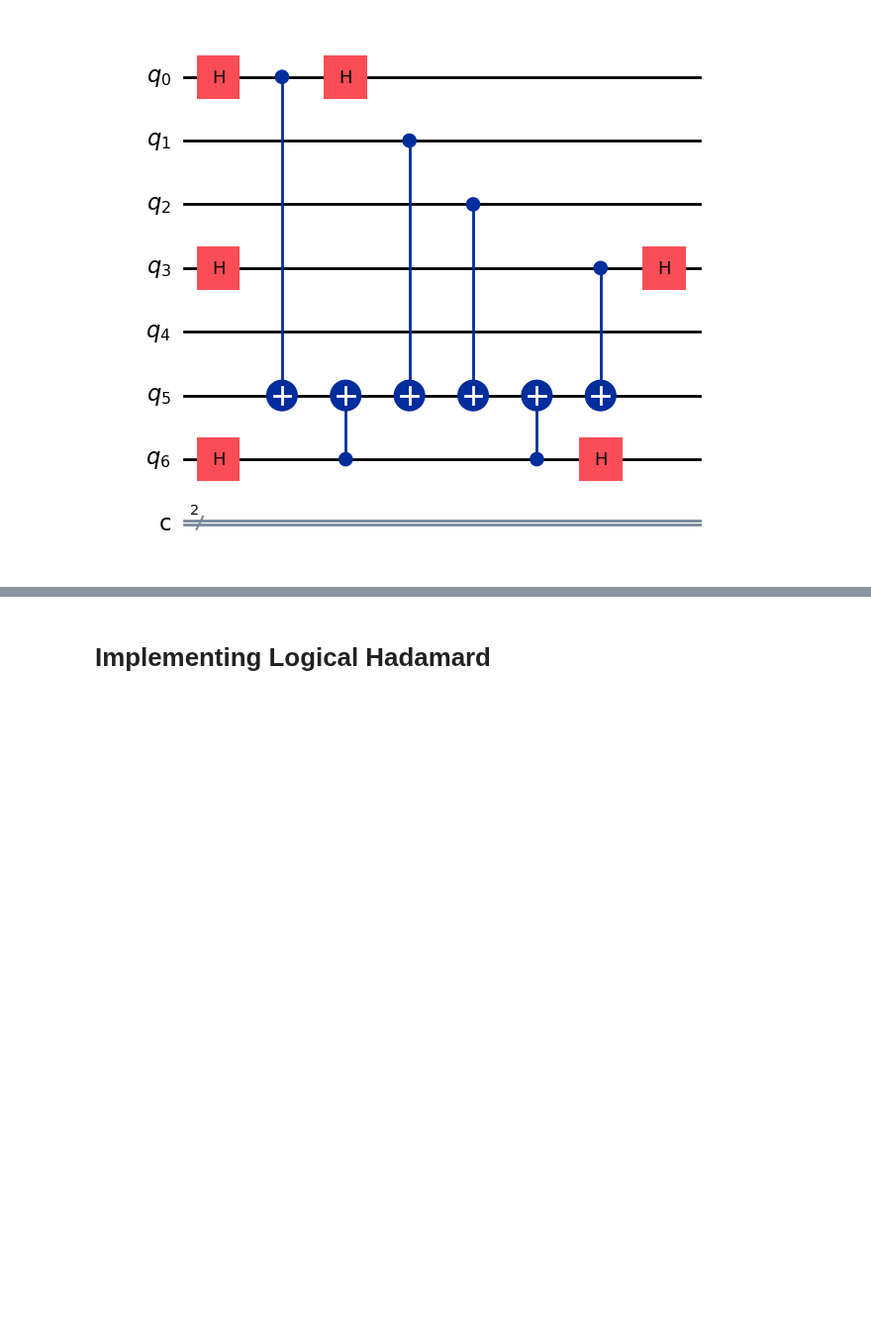
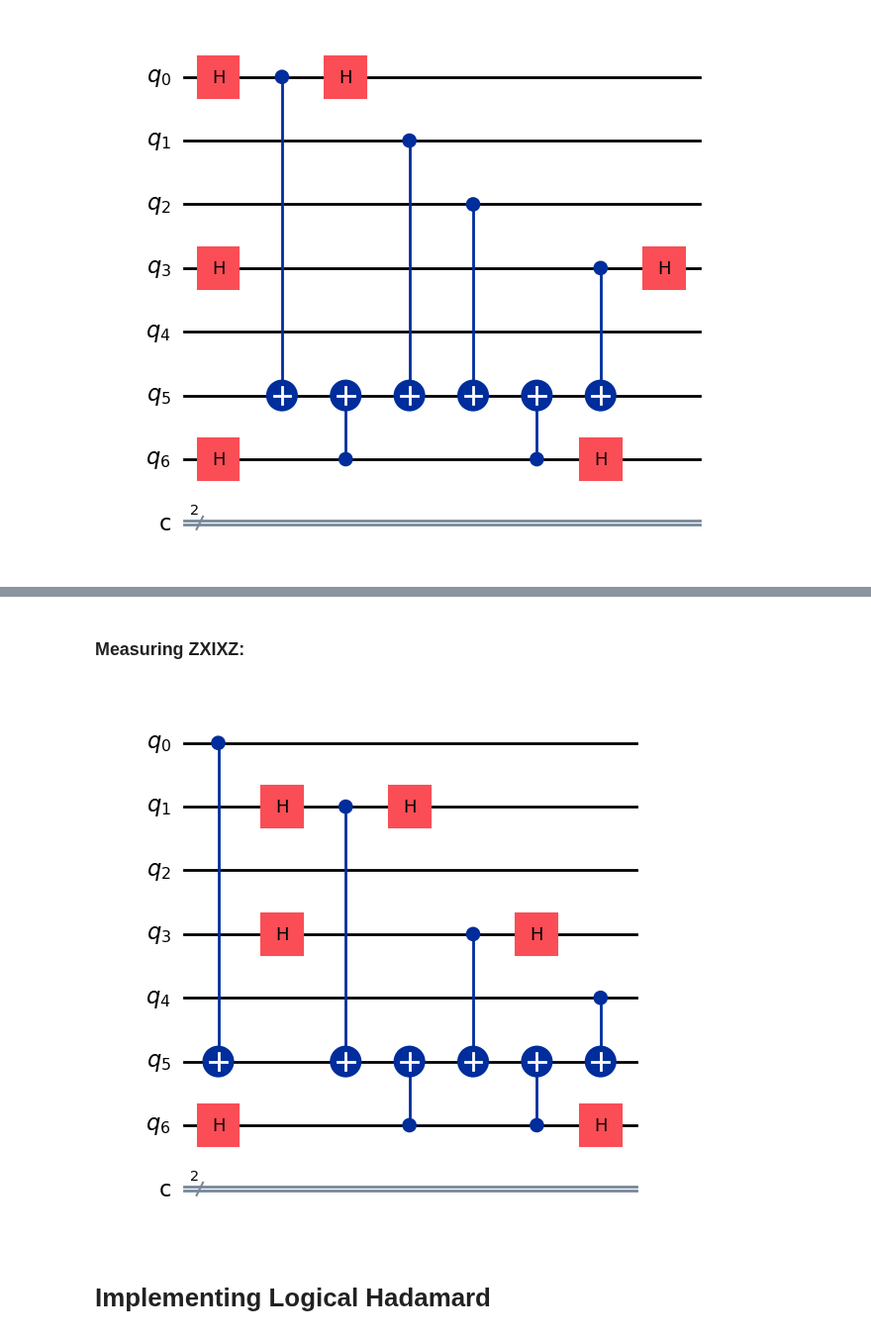
Before and after one commit to Sal7ySalt/Smallest-MSD-Protocol, a Jupyter notebook: 5_qubit_code.ipynb, the cells around one changed output, grey strips where cells are left out. Shown at 99% size. Cells and saved outputs as stored; diff of their text form; code cells hidden in the pictures; blank space fills up the shorter version.

```diff
--- a/5_qubit_code.ipynb
+++ b/5_qubit_code.ipynb
@@ -150,0 +220,31 @@ meas_circuit_noise.measure([5, 6], [0, 1])
+# %% [markdown]
+### Measuring ZXIXZ:
+# %%
+# Last two qubits are syndrome and flag qubits
+QEC_circ4 = QuantumCircuit(7,2)
+
+# Last qubit is initialized to be |+>
+QEC_circ4.h(6)
+
+QEC_circ4.cx(0, 5)
+
+QEC_circ4.h(1)
+QEC_circ4.cx(1, 5)
+QEC_circ4.h(1)
+
+QEC_circ4.cx(6, 5)
+
+QEC_circ4.h(3)
+QEC_circ4.cx(3, 5)
+QEC_circ4.h(3)
+
+QEC_circ4.cx(6, 5)
+
+QEC_circ4.cx(4, 5)
+
+# To measure the last qubit in the X basis
+QEC_circ4.h(6)
+
+display(QEC_circ4.draw(output='mpl'))
+# %% [output]
+[figure, added]
```
Also changed, not shown: parts of 13 cells of this notebook.
